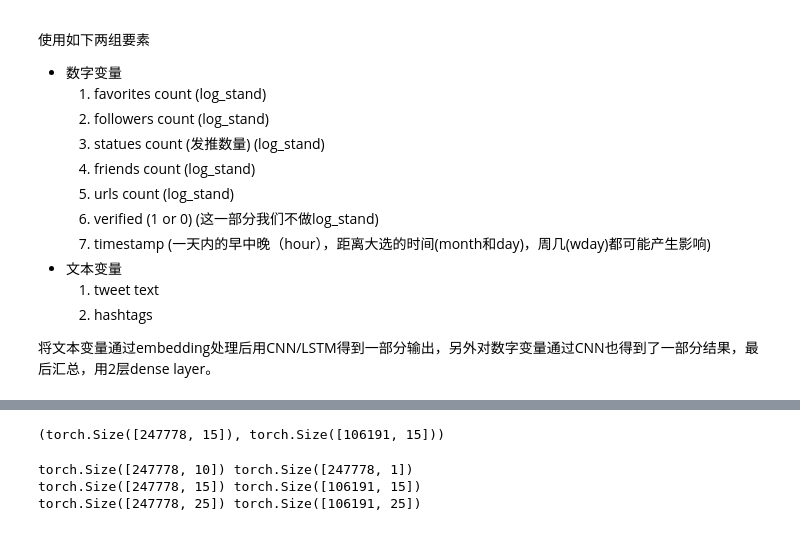
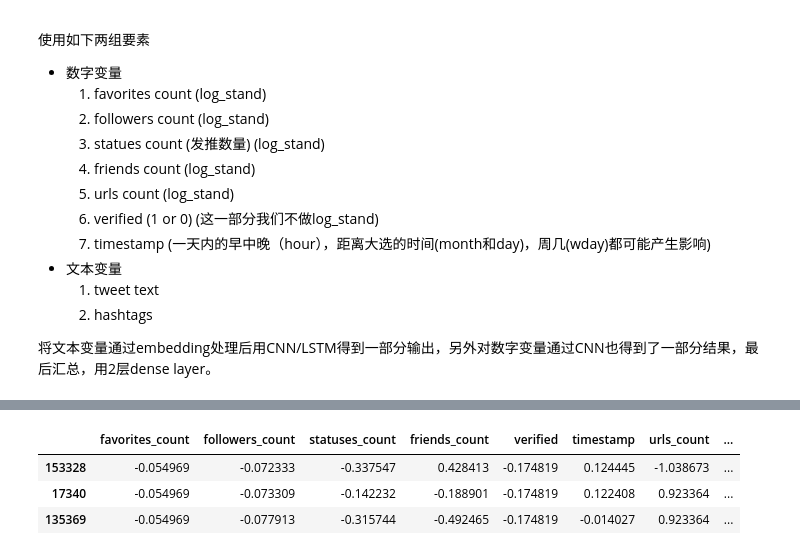
Before and after one commit to X1a-jk/inf554, a Jupyter notebook: project_vec.ipynb, the cells around one changed output, grey strips where cells are left out. Saved outputs shown, nothing was run; the diff lists cells and outputs as text; code cells hidden in the pictures.

```diff
--- a/project_vec.ipynb
+++ b/project_vec.ipynb
@@ -70,7 +72,6 @@ train_data[label] = train_data[label].map(lambda x: [] if x=="[]" else [str.stri
 train_data[label+"_count"] = train_data[label].map(lambda x: len(x))
 urls = set()
 train_data[label].apply(lambda x: None if len(x)<1 else urls.update(x))
-train_data[label].apply(lambda x: None if len(x)<1 else hashtags.update(x))
 print(f"average number of urls in train data: {train_data.urls_count.mean():1.3f}")
 print("number of distinct urls in train data: ", len(urls))
 
@@ -100,23 +101,21 @@ print("number of distinct hashtags in evaluation data:", len(hashtags2))
 # Treatment of time
 # The time relative to the election (month and yday), day in the week,
 # and the hour all affect the number of retweets.
-train_data["timestamp"] = train_data["timestamp"].map(lambda x: time.gmtime(x//1000))
+train_data["time"] = train_data["timestamp"].map(lambda x: time.gmtime(x//1000))
 # Only 2380 tweets are not posted in 2022, so we ignore the year
 # train_data["year"] = train_data["timestamp"].map(lambda x: x.tm_year)
-train_data["month"] = train_data["timestamp"].map(lambda x: x.tm_mon)
-train_data["yday"] = train_data["timestamp"].map(lambda x: x.tm_yday)
-train_data["wday"] = train_data["timestamp"].map(lambda x: x.tm_wday)
-train_data["hour"] = train_data["timestamp"].map(lambda x: x.tm_hour)
-print("number of tweets not posted in 2022 in train data:", len(train_data[train_data["timestamp"].map(lambda x: x.tm_year) < 2022]))
+train_data["month"] = train_data["time"].map(lambda x: x.tm_mon)
+train_data["wday"] = train_data["time"].map(lambda x: x.tm_wday)
+train_data["hour"] = train_data["time"].map(lambda x: x.tm_hour)
+print("number of tweets not posted in 2022 in train data:", len(train_data[train_data.time.map(lambda x: x.tm_year) < 2022]))
 
 # We drop the following data:
 # @TweetID: useless
 # @mentions: none of the mentions in the train data are not null
 # @mentions_count
-# @hashtags_count: we use hashtags directly
 # @urls: we use urls_count instead
 
-train_data.drop(labels=["TweetID","timestamp", "mentions","mentions_count", "hashtags_count", "urls"], axis=1, inplace=True)
+train_data.drop(labels=["TweetID","time", "mentions","mentions_count", "urls"], axis=1, inplace=True)
 train_data.head(5)
 # %% [output]
 all mentions in train data:  {']', '['}
@@ -172,3 +144,28 @@ X_test_text=X_test[["text", "hashtags"]]
+# %%
+# standardise the columns of numeric values
+def standardise(data,list_column):
+    for name_column in list_column:
+        # standardize
+        if data[name_column].std()!=0:
+            data[name_column]=(data[name_column]-data[name_column].mean())/data[name_column].std()
+        else:
+            data[name_column]=(data[name_column]-data[name_column].mean())
+
+standardise(X_train,["favorites_count","followers_count","statuses_count","friends_count","urls_count","hashtags_count","verified","timestamp","month","wday","hour"])
+standardise(X_test, ["favorites_count","followers_count","statuses_count","friends_count","urls_count","hashtags_count","verified","timestamp","month","wday","hour"])
+
+# split the table into 2 parts: one with the text and the other with the numbers
+X_train_num=X_train.drop(["text", "hashtags"], axis=1)
+X_test_num=X_test.drop(["text", "hashtags"], axis=1)
+
+X_train_text=X_train[["text", "hashtags"]]
+X_test_text=X_test[["text", "hashtags"]]
+X_train_num.head(3)
+# %% [output]
+|  | favorites_count | followers_count | statuses_count | friends_count | verified | timestamp | urls_count | ... |
+| 153328 | -0.054969 | -0.072333 | -0.337547 | 0.428413 | -0.174819 | 0.124445 | -1.038673 | ... |
+| 17340 | -0.054969 | -0.073309 | -0.142232 | -0.188901 | -0.174819 | 0.122408 | 0.923364 | ... |
+| 135369 | -0.054969 | -0.077913 | -0.315744 | -0.492465 | -0.174819 | -0.014027 | 0.923364 | ... |
 # %%
 # This part is used to train the embedding of the vocabulary, only needed to be run once
 
@@ -209,6 +206,7 @@ if not os.path.exists('./WE_models'):
 model_text10 = Doc2Vec.load('WE_models/d2v_10D')
 model_text5 = Doc2Vec.load('WE_models/d2v_5D')
 # %%
+
 # Tranform the textual part to vector
 
 def text2vec(text_train, model, alpha=0.05, min_alpha=0.025, epochs=10, tags=True):
@@ -219,32 +217,20 @@ def text2vec(text_train, model, alpha=0.05, min_alpha=0.025, epochs=10, tags=Tru
     return np.array(list_text)
 
 # text to vector
-train_text_tensor=torch.Tensor(text2vec(X_train_text["text"], model=model_text10))
-test_text_tensor=torch.Tensor(text2vec(X_test_text["text"], model=model_text10))
+X_train_tweet_vec = text2vec(X_train_text["text"], model=model_text10)
+train_text_tensor=torch.Tensor(X_train_tweet_vec)
+X_test_tweet_vec = text2vec(X_test_text["text"], model=model_text10)
+test_text_tensor=torch.Tensor(X_test_tweet_vec)
 
 # hashtags to vector
-train_tags_tensor=torch.Tensor(text2vec(X_train_text["hashtags"], model=model_text5))
-test_tags_tensor=torch.Tensor(text2vec(X_test_text["hashtags"], model=model_text5))
+X_train_tags_vec = text2vec(X_train_text["hashtags"], model=model_text5)
+train_tags_tensor=torch.Tensor(X_train_tags_vec)
+X_test_tags_vec = text2vec(X_test_text["hashtags"], model=model_text5)
+test_tags_tensor=torch.Tensor(X_test_tags_vec)
 
 # combine the two vectors
-X_train_text_tensor = torch.cat((train_text_tensor, train_tags_tensor), axis=1)
-X_test_text_tensor = torch.cat((test_text_tensor, test_tags_tensor), axis=1)
+X_train_text_vec = np.concatenate((X_train_tweet_vec, X_train_tags_vec), axis=1)
+X_test_text_vec = np.concatenate((X_test_tweet_vec, X_test_tags_vec), axis=1)
+
+X_train_text_tensor = torch.Tensor(X_train_text_vec)
+X_test_text_tensor = torch.Tensor(X_test_text_vec)
-# %% [output]
-(torch.Size([247778, 15]), torch.Size([106191, 15]))
-# %%
-X_train_num_tensor=torch.Tensor(X_train_num.values)
-X_test_num_tensor=torch.Tensor(X_test_num.values)
-
-X_train_tensor=torch.cat((X_train_num_tensor, X_train_text_tensor), axis=1)
-X_test_tensor=torch.cat((X_test_num_tensor, X_test_text_tensor), axis=1)
-
-y_train_tensor=torch.Tensor(y_train.to_numpy()).reshape((-1,1))
-y_test_tensor=torch.Tensor(y_test.to_numpy()).reshape((-1,1))
-
-print(X_train_num_tensor.shape, y_train_tensor.shape)
-print(X_train_text_tensor.shape, X_test_text_tensor.shape)
-print(X_train_tensor.shape, X_test_tensor.shape)
-# %% [output]
-torch.Size([247778, 10]) torch.Size([247778, 1])
-torch.Size([247778, 15]) torch.Size([106191, 15])
-torch.Size([247778, 25]) torch.Size([106191, 25])
```
Also changed, not shown: parts of 10 cells of this notebook, 1 other file.
